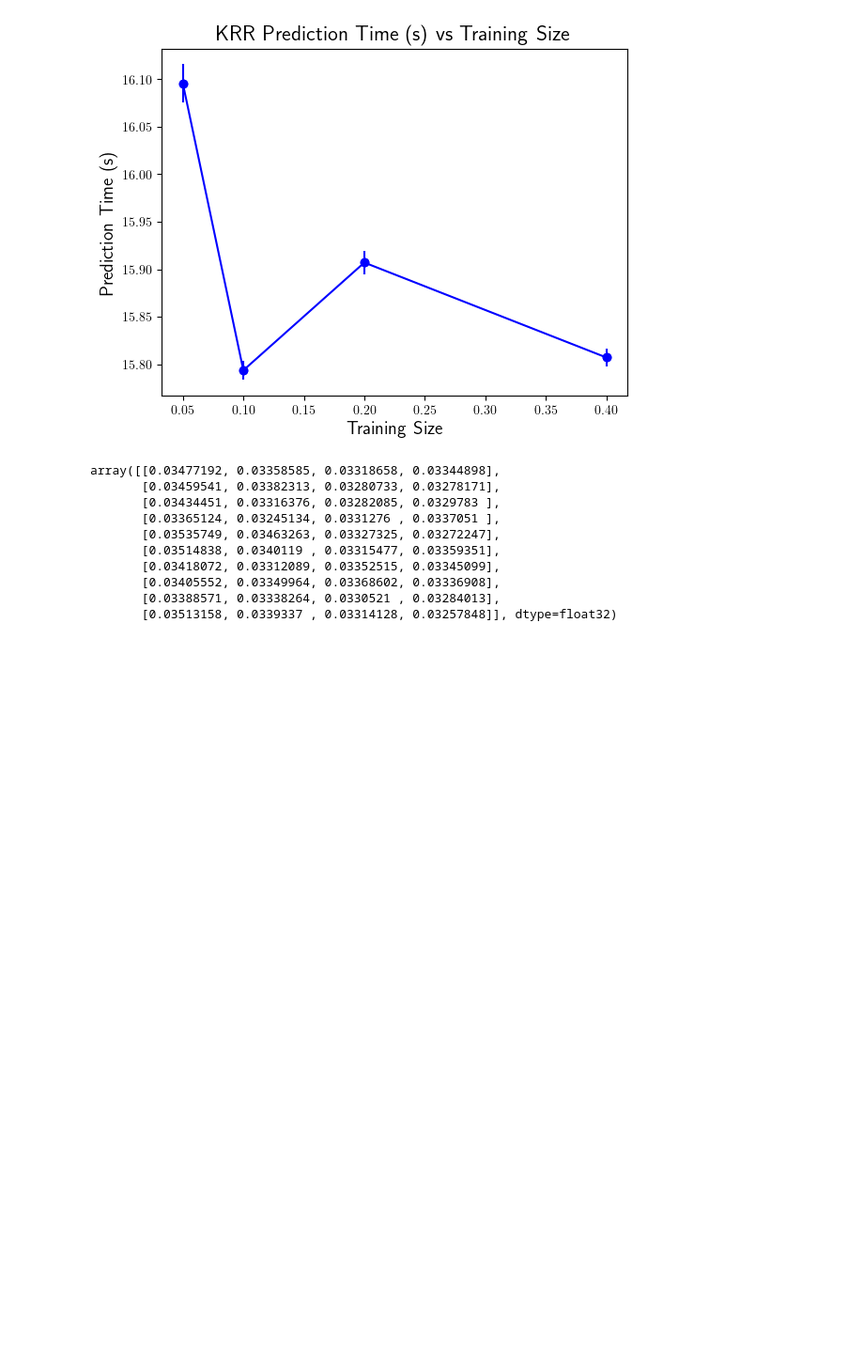
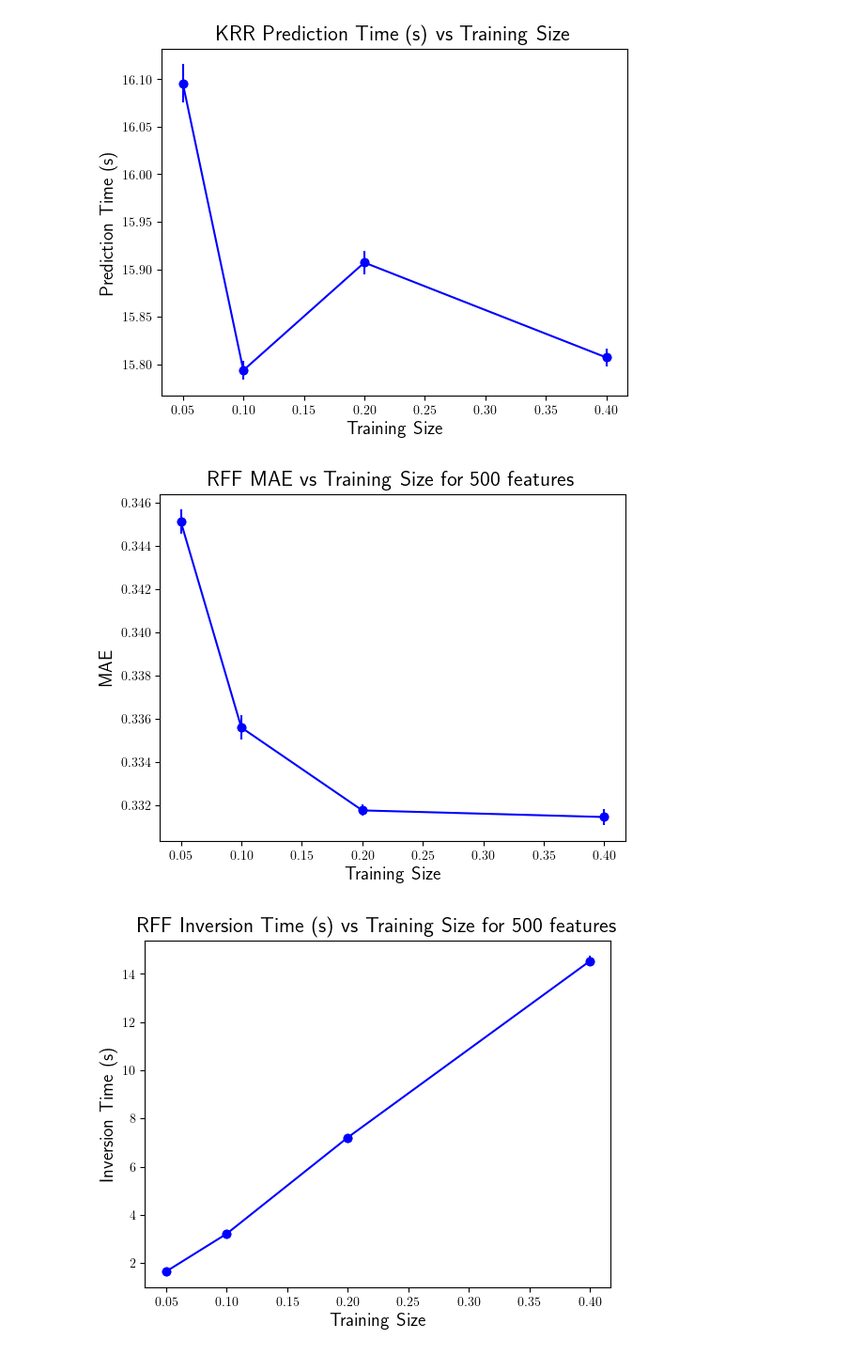
Before and after one commit to gunmin0826/CSC2515_NCSI, a Jupyter notebook: Kernel/qm9_plot.ipynb, the cells around one changed output. Shown at 94% size. Cells and saved outputs as stored; diff of their text form; code cells hidden in the pictures; blank space fills up the shorter version.

Commit message:
KRR and RFF plots

```diff
--- a/Kernel/qm9_plot.ipynb
+++ b/Kernel/qm9_plot.ipynb
@@ -29,32 +29,22 @@ for key in keys:
 # %%
 richard_data = np.load('time_diff/RFF_n500.npz')
 richard_data_keys = list(richard_data.keys())
-# %%
-richard_data['maes']
-# %% [output]
-array([[0.03477192, 0.03358585, 0.03318658, 0.03344898],
-       [0.03459541, 0.03382313, 0.03280733, 0.03278171],
-       [0.03434451, 0.03316376, 0.03282085, 0.0329783 ],
-       [0.03365124, 0.03245134, 0.0331276 , 0.0337051 ],
-       [0.03535749, 0.03463263, 0.03327325, 0.03272247],
-       [0.03514838, 0.0340119 , 0.03315477, 0.03359351],
-       [0.03418072, 0.03312089, 0.03352515, 0.03345099],
-       [0.03405552, 0.03349964, 0.03368602, 0.03336908],
-       [0.03388571, 0.03338264, 0.0330521 , 0.03284013],
-       [0.03513158, 0.0339337 , 0.03314128, 0.03257848]], dtype=float32)
 # %%
 plt.rc('text', usetex=True)
 x_axis = [0.05, 0.1, 0.2, 0.4]
-y_label_dict = {'maes': 'MAE', 'inversion_time': 'Inversion Time (s)', 'prediction_time': 'Prediction Time (s)'}
+y_label_dict = {'maes': 'MAE', 'time_to_invert': 'Inversion Time (s)', 'time_to_predict': 'Prediction Time (s)'}
 for key in richard_data_keys:
     summed = np.sum(richard_data[key], axis=0)
     stddev = np.std(richard_data[key], axis=0, ddof=0)
     # Set x axis values from x_axis
     # plt.xticks(np.arange(summed.shape[0]), x_axis)
     plt.plot(x_axis, summed, marker='o', color='b')
     plt.errorbar(x_axis, summed, yerr=stddev, color='b', fmt='o')
     plt.ylabel(y_label_dict[key], fontsize=14)
     plt.xlabel('Training Size', fontsize=14)
     plt.title('RFF ' + y_label_dict[key] + ' vs Training Size for 500 features', fontsize=16)
     plt.savefig('RFF_500_QM9_training_size_vs_' + key + '.pdf')
     plt.show()
+# %% [output]
+[figure, added]
+[figure, added]
```
Also changed, not shown: parts of 3 cells of this notebook, 1 other file.
